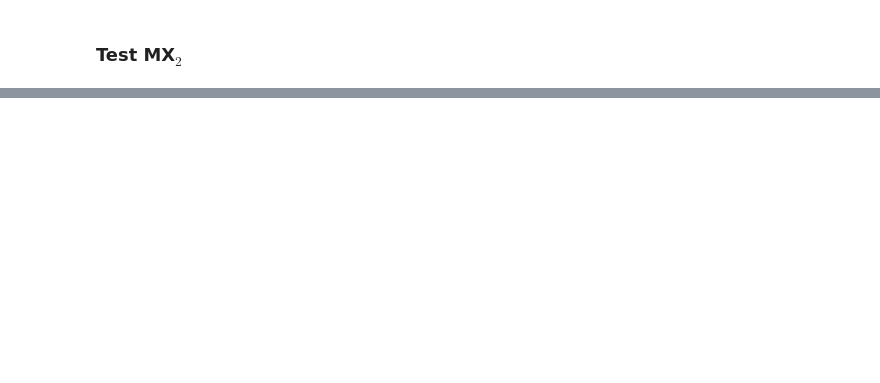
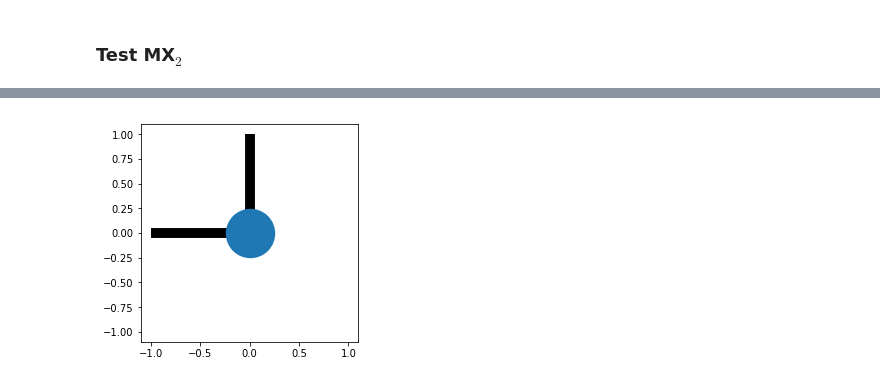
Before and after one commit to quantum-tinkerer/qsymm, a Jupyter notebook: model_to_kwant.ipynb, the cells around one changed output, grey strips where cells are left out. Cells and saved outputs as stored; diff of their text form; code cells hidden in the pictures; blank space fills up the shorter version.

```diff
--- a/model_to_kwant.ipynb
+++ b/model_to_kwant.ipynb
@@ -218,0 +322,11 @@ c1*e**(-I*k_x/2 + sqrt(3)*I*k_y/2):
+# %%
+# Atomic coordinates within the unit cell
+atom_coords = [(0, 0)]
+lat_vecs = [(1, 0), (0, 1)]
+# %%
+syst = bloch_model_to_builder(fam, norbs, lat_vecs, atom_coords)
+syst = bloch_family_to_builder(family, norbs, lat_vecs, atom_coords)
+# %%
+kwant.plot(syst);
+# %% [output]
+[figure, added]
```
Also changed, not shown: parts of 41 cells of this notebook.
